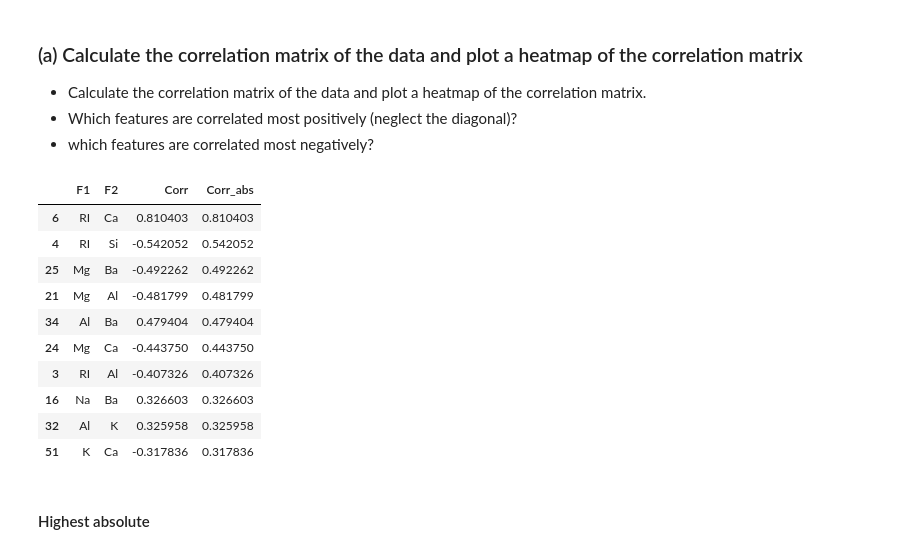
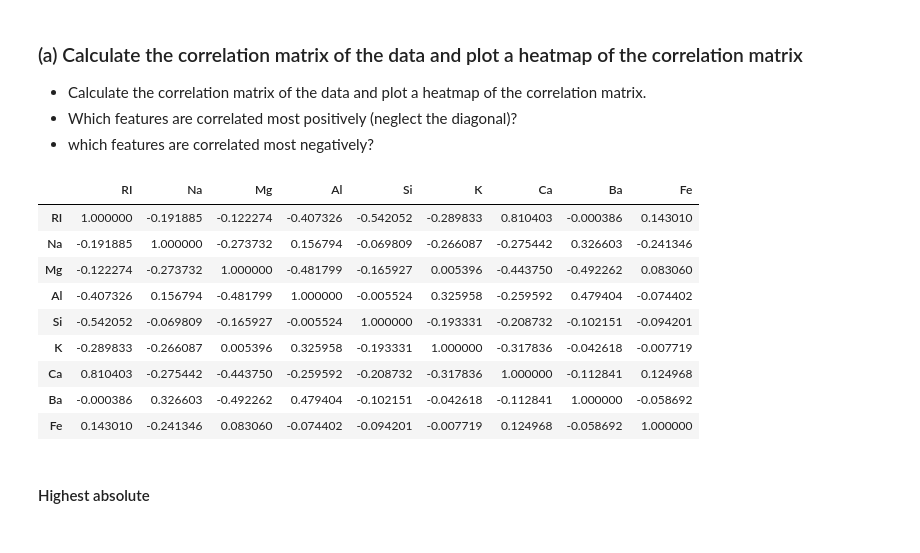
Before and after one commit to dave1b/FTP_MachLe, a Jupyter notebook: Exam/1/Glass_Forensics_TEMPLATE.ipynb, the cells around one changed output. Saved outputs shown, nothing was run; the diff lists cells and outputs as text; code cells hidden in the pictures.

```diff
--- a/Exam/1/Glass_Forensics_TEMPLATE.ipynb
+++ b/Exam/1/Glass_Forensics_TEMPLATE.ipynb
@@ -80,30 +80,31 @@ df.describe()
 # %%
 
 features=df.iloc[:,:-1].columns;
 corr = df[features].corr()
 
 #enter your code here
 
+
+
 dcorr = corr.stack().reset_index()
 dcorr.columns = ['F1', 'F2', 'Corr']
 mask_dups = (dcorr[['F1', 'F2']].apply(frozenset, axis=1).duplicated()) | (dcorr['F1']==dcorr['F2'])
 dcorr = dcorr[~mask_dups]
 dcorr['Corr_abs'] = dcorr['Corr'].abs()
 
-
 dcorr.sort_values(by=['Corr_abs'], ascending=False).head(10)
+corr
 # %% [output]
-|  | F1 | F2 | Corr | Corr_abs |
-| 6 | RI | Ca | 0.810403 | 0.810403 |
-| 4 | RI | Si | -0.542052 | 0.542052 |
-| 25 | Mg | Ba | -0.492262 | 0.492262 |
-| 21 | Mg | Al | -0.481799 | 0.481799 |
-| 34 | Al | Ba | 0.479404 | 0.479404 |
-| 24 | Mg | Ca | -0.443750 | 0.443750 |
-| 3 | RI | Al | -0.407326 | 0.407326 |
-| 16 | Na | Ba | 0.326603 | 0.326603 |
-| 32 | Al | K | 0.325958 | 0.325958 |
-| 51 | K | Ca | -0.317836 | 0.317836 |
+|  | RI | Na | Mg | Al | Si | K | Ca | Ba | Fe |
+| RI | 1.000000 | -0.191885 | -0.122274 | -0.407326 | -0.542052 | -0.289833 | 0.810403 | -0.000386 | 0.143010 |
+| Na | -0.191885 | 1.000000 | -0.273732 | 0.156794 | -0.069809 | -0.266087 | -0.275442 | 0.326603 | -0.241346 |
+| Mg | -0.122274 | -0.273732 | 1.000000 | -0.481799 | -0.165927 | 0.005396 | -0.443750 | -0.492262 | 0.083060 |
+| Al | -0.407326 | 0.156794 | -0.481799 | 1.000000 | -0.005524 | 0.325958 | -0.259592 | 0.479404 | -0.074402 |
+| Si | -0.542052 | -0.069809 | -0.165927 | -0.005524 | 1.000000 | -0.193331 | -0.208732 | -0.102151 | -0.094201 |
+| K | -0.289833 | -0.266087 | 0.005396 | 0.325958 | -0.193331 | 1.000000 | -0.317836 | -0.042618 | -0.007719 |
+| Ca | 0.810403 | -0.275442 | -0.443750 | -0.259592 | -0.208732 | -0.317836 | 1.000000 | -0.112841 | 0.124968 |
+| Ba | -0.000386 | 0.326603 | -0.492262 | 0.479404 | -0.102151 | -0.042618 | -0.112841 | 1.000000 | -0.058692 |
+| Fe | 0.143010 | -0.241346 | 0.083060 | -0.074402 | -0.094201 | -0.007719 | 0.124968 | -0.058692 | 1.000000 |
 # %% [markdown]
 #### Highest absolute
 # %%
```
Also changed, not shown: parts of 1 cell of this notebook, 2 other files.
